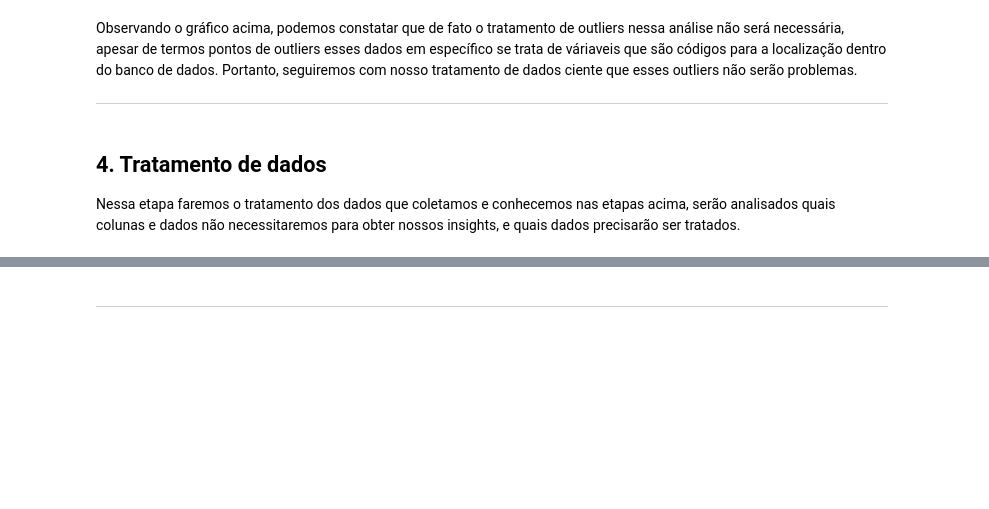
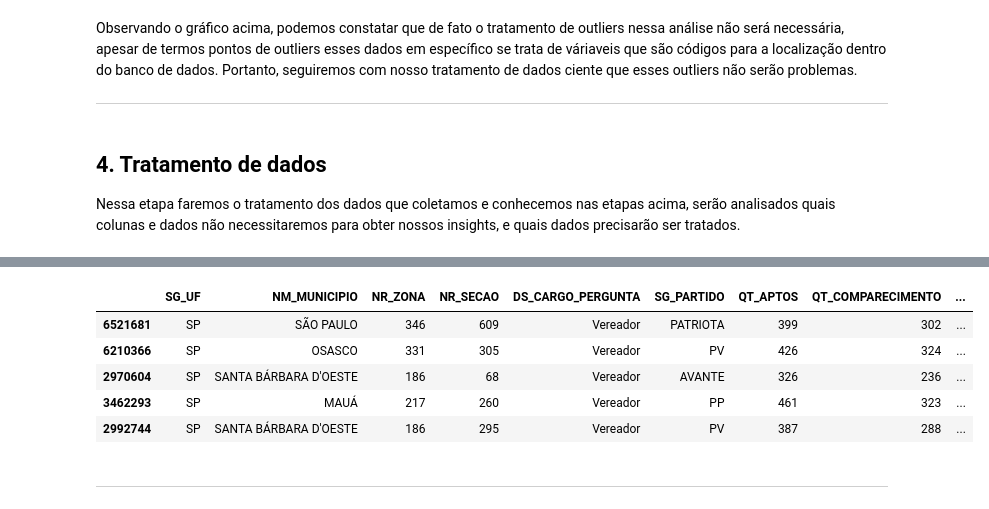
Before and after one commit to gideoni-santos/desafio-RenovaBR, a Jupyter notebook: relatorio.ipynb, the cells around one changed output, grey strips where cells are left out. Saved outputs shown, nothing was run; the diff lists cells and outputs as text; code cells hidden in the pictures; blank space fills up the shorter version.

Commit message:
Tratamento de dados
definição das váriaveis necessárias e copias criada

```diff
--- a/relatorio.ipynb
+++ b/relatorio.ipynb
@@ -611,3 +657,15 @@ Agora determinaremos quais colunas irão ser necessárias, excluindo as colunas
+# %%
+#Criando copia apenas com as váriaveis necessárias
+resultados_clean = resultados[['SG_UF', 'NM_MUNICIPIO', 'NR_ZONA', 'NR_SECAO', 'DS_CARGO_PERGUNTA', 'SG_PARTIDO', 'QT_APTOS', 'QT_COMPARECIMENTO', 'QT_ABSTENCOES', 'DS_TIPO_VOTAVEL', 'NR_VOTAVEL', 'NM_VOTAVEL', 'QT_VOTOS']]
+#Vendo 5 registros aleatórios
+resultados_clean.sample(5)
+# %% [output]
+|  | SG_UF | NM_MUNICIPIO | NR_ZONA | NR_SECAO | DS_CARGO_PERGUNTA | SG_PARTIDO | QT_APTOS | QT_COMPARECIMENTO | ... |
+| 6521681 | SP | SÃO PAULO | 346 | 609 | Vereador | PATRIOTA | 399 | 302 | ... |
+| 6210366 | SP | OSASCO | 331 | 305 | Vereador | PV | 426 | 324 | ... |
+| 2970604 | SP | SANTA BÁRBARA D'OESTE | 186 | 68 | Vereador | AVANTE | 326 | 236 | ... |
+| 3462293 | SP | MAUÁ | 217 | 260 | Vereador | PP | 461 | 323 | ... |
+| 2992744 | SP | SANTA BÁRBARA D'OESTE | 186 | 295 | Vereador | PV | 387 | 288 | ... |
 # %% [markdown]
 ---
 # %%
```
Also changed, not shown: parts of 10 cells of this notebook.
